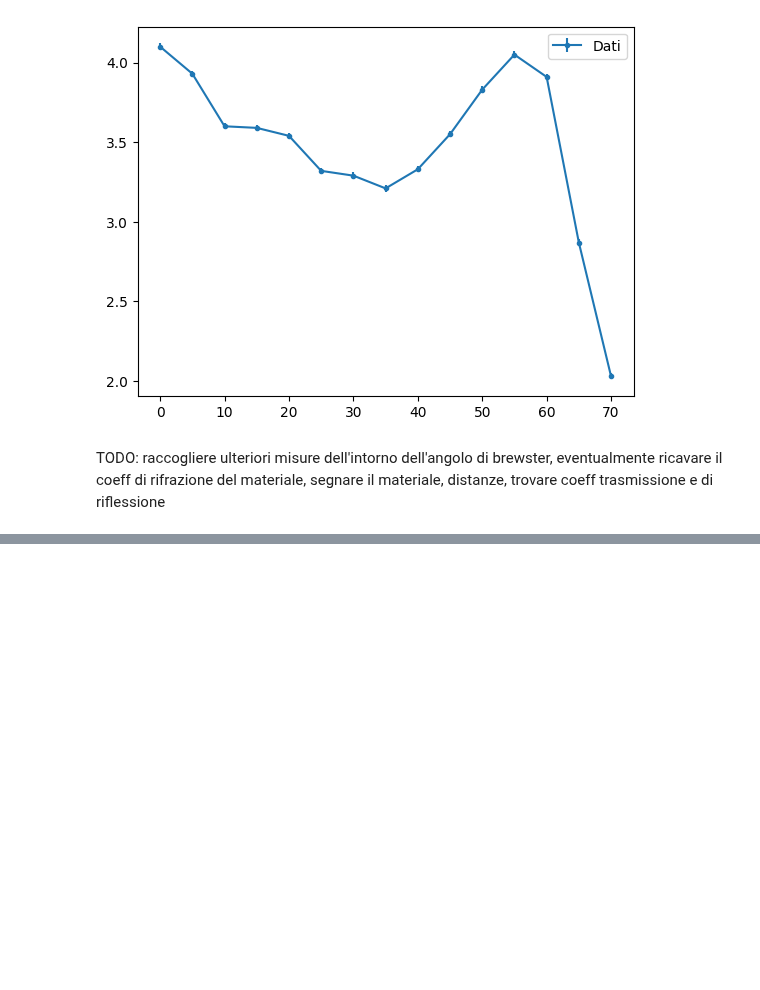
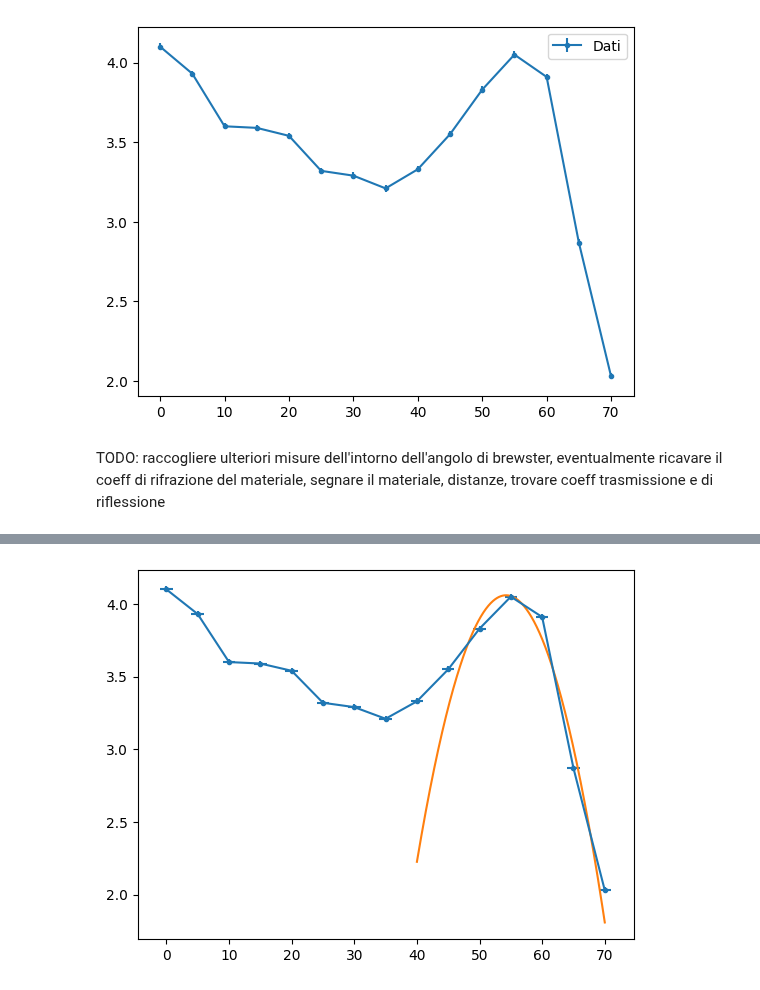
Before and after one commit to CarminatiGiovanni/LaboratorioFisica2, a Jupyter notebook: 20240509micoonde/brewster.ipynb, the cells around one changed output, grey strips where cells are left out. Cells and saved outputs as stored; diff of their text form; code cells hidden in the pictures; blank space fills up the shorter version.

Commit message:
bragg angle ok

```diff
--- a/20240509micoonde/brewster.ipynb
+++ b/20240509micoonde/brewster.ipynb
@@ -19,6 +19,7 @@ fr = pd.read_csv(FILE)
 V90 = np.array(fr['V90'])
 sigmaV90 = np.array(fr['sigmaV90'])
 teta90 = np.array(fr['teta90'])
+sigmaθ = np.ones_like(teta90)
 # %%
 plt.errorbar(teta90, V90, yerr=sigmaV90, fmt='.-', label='Dati')
 plt.legend()
@@ -27,3 +28,11 @@ plt.show()
 [figure]
 # %% [markdown]
 TODO: raccogliere ulteriori misure dell'intorno dell'angolo di brewster, eventualmente ricavare il coeff di rifrazione del materiale, segnare il materiale, distanze, trovare coeff trasmissione e di riflessione
+# %%
+def parabola(x, a, b, θ):
+    return a * (x - θ)**2 + b
+
+a1, a2 = 9, 14
+fit_angolo_bragg = Interpolazione(teta90[a1:a2], V90[a1:a2], sigmaV90[a1:a2], sigmaθ[a1:a2], parabola, [-0.1, 4, 55],names=['a', 'b', 'θ'],iteration=2)
+
+print(fit_angolo_bragg)
@@ -29,0 +50,9 @@ TODO: raccogliere ulteriori misure dell'intorno dell'angolo di brewster, eventua
+# %%
+plt.errorbar(teta90, V90, yerr=sigmaV90,xerr=sigmaθ, fmt='.-', label='Dati')
+
+x = np.linspace(teta90[a1-1], teta90[a2], 1000)
+plt.plot(x, parabola(x, *list(fit_angolo_bragg.values.values())), label='Fit')
+
+plt.show()
+# %% [output]
+[figure, added]
```
Also changed, not shown: parts of 1 cell of this notebook.
